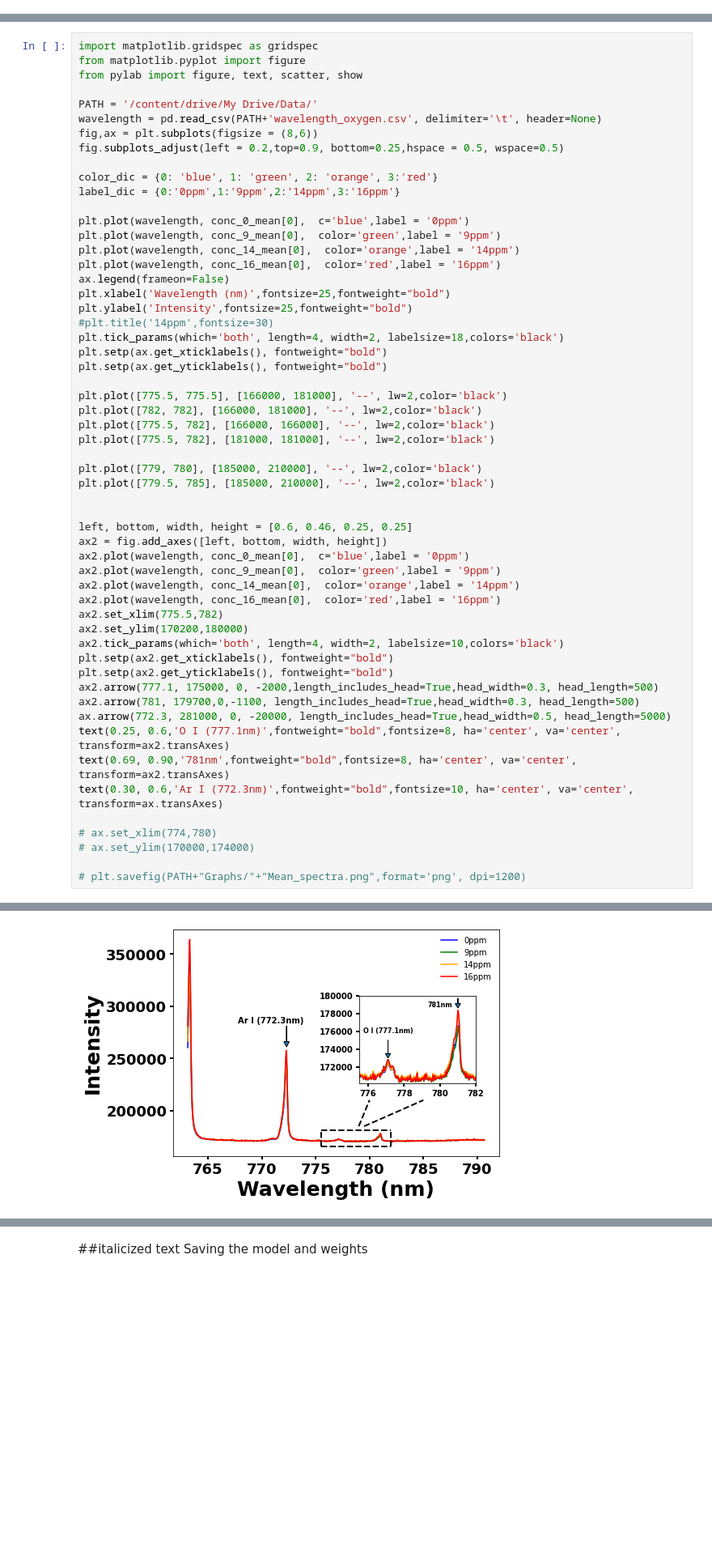
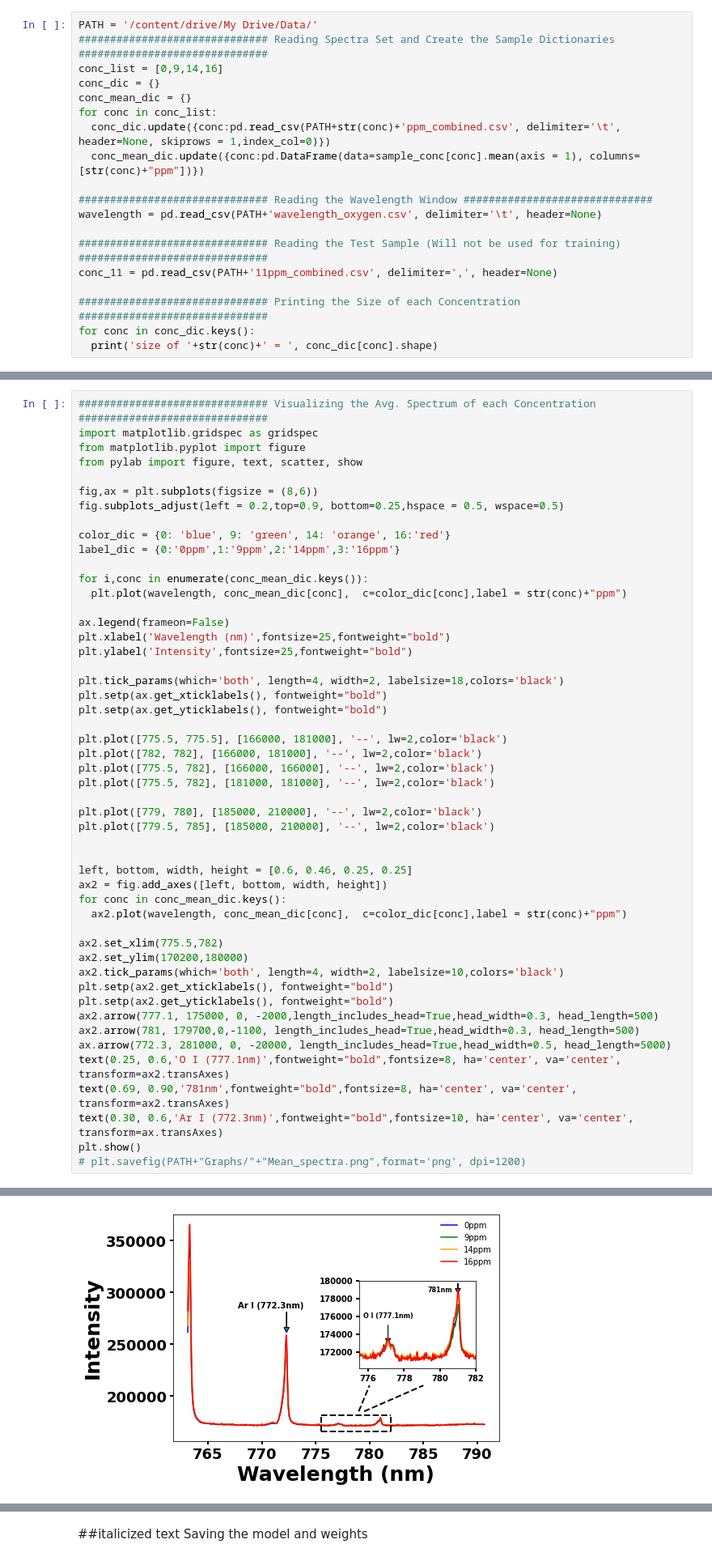
Before and after one commit to sadavari/SunEdison, a Jupyter notebook: SunEdison_CNN.ipynb, the cells around one changed output, grey strips where cells are left out. Shown at 81% size. Drawn from its saved outputs; the diff is of its cells as text; blank space fills up the shorter version.

```diff
--- a/SunEdison_CNN.ipynb
+++ b/SunEdison_CNN.ipynb
@@ -85,0 +50,19 @@ size of conc_16 mean =  (1024, 1)
+# %%
+PATH = '/content/drive/My Drive/Data/'
+############################## Reading Spectra Set and Create the Sample Dictionaries ##############################
+conc_list = [0,9,14,16]
+conc_dic = {}
+conc_mean_dic = {}
+for conc in conc_list:
+  conc_dic.update({conc:pd.read_csv(PATH+str(conc)+'ppm_combined.csv', delimiter='\t', header=None, skiprows = 1,index_col=0)})
+  conc_mean_dic.update({conc:pd.DataFrame(data=sample_conc[conc].mean(axis = 1), columns=[str(conc)+"ppm"])})
+
+############################## Reading the Wavelength Window ##############################
+wavelength = pd.read_csv(PATH+'wavelength_oxygen.csv', delimiter='\t', header=None)
+
+############################## Reading the Test Sample (Will not be used for training) ##############################
+conc_11 = pd.read_csv(PATH+'11ppm_combined.csv', delimiter=',', header=None)
+
+############################## Printing the Size of each Concentration ##############################
+for conc in conc_dic.keys():
+  print('size of '+str(conc)+' = ', conc_dic[conc].shape)
@@ -86,24 +74,22 @@ size of conc_16 mean =  (1024, 1)
 # %%
+############################## Visualizing the Avg. Spectrum of each Concentration ##############################
 import matplotlib.gridspec as gridspec
 from matplotlib.pyplot import figure
 from pylab import figure, text, scatter, show
 
-PATH = '/content/drive/My Drive/Data/'
-wavelength = pd.read_csv(PATH+'wavelength_oxygen.csv', delimiter='\t', header=None)
 fig,ax = plt.subplots(figsize = (8,6))
 fig.subplots_adjust(left = 0.2,top=0.9, bottom=0.25,hspace = 0.5, wspace=0.5)
 
-color_dic = {0: 'blue', 1: 'green', 2: 'orange', 3:'red'}
+color_dic = {0: 'blue', 9: 'green', 14: 'orange', 16:'red'}
 label_dic = {0:'0ppm',1:'9ppm',2:'14ppm',3:'16ppm'}
 
-plt.plot(wavelength, conc_0_mean[0],  c='blue',label = '0ppm')
-plt.plot(wavelength, conc_9_mean[0],  color='green',label = '9ppm')
-plt.plot(wavelength, conc_14_mean[0],  color='orange',label = '14ppm')
-plt.plot(wavelength, conc_16_mean[0],  color='red',label = '16ppm')
+for i,conc in enumerate(conc_mean_dic.keys()):
+  plt.plot(wavelength, conc_mean_dic[conc],  c=color_dic[conc],label = str(conc)+"ppm")
+
 ax.legend(frameon=False)
 plt.xlabel('Wavelength (nm)',fontsize=25,fontweight="bold")
 plt.ylabel('Intensity',fontsize=25,fontweight="bold")
-#plt.title('14ppm',fontsize=30)
+
 plt.tick_params(which='both', length=4, width=2, labelsize=18,colors='black')
 plt.setp(ax.get_xticklabels(), fontweight="bold")
 plt.setp(ax.get_yticklabels(), fontweight="bold")
@@ -119,10 +105,9 @@ plt.plot([779.5, 785], [185000, 210000], '--', lw=2,color='black')
 
 left, bottom, width, height = [0.6, 0.46, 0.25, 0.25]
 ax2 = fig.add_axes([left, bottom, width, height])
-ax2.plot(wavelength, conc_0_mean[0],  c='blue',label = '0ppm')
-ax2.plot(wavelength, conc_9_mean[0],  color='green',label = '9ppm')
-ax2.plot(wavelength, conc_14_mean[0],  color='orange',label = '14ppm')
-ax2.plot(wavelength, conc_16_mean[0],  color='red',label = '16ppm')
+for conc in conc_mean_dic.keys():
+  ax2.plot(wavelength, conc_mean_dic[conc],  c=color_dic[conc],label = str(conc)+"ppm")
+
 ax2.set_xlim(775.5,782)
 ax2.set_ylim(170200,180000)
 ax2.tick_params(which='both', length=4, width=2, labelsize=10,colors='black')
@@ -134,9 +119,6 @@ ax.arrow(772.3, 281000, 0, -20000, length_includes_head=True,head_width=0.5, hea
 text(0.25, 0.6,'O I (777.1nm)',fontweight="bold",fontsize=8, ha='center', va='center', transform=ax2.transAxes)
 text(0.69, 0.90,'781nm',fontweight="bold",fontsize=8, ha='center', va='center', transform=ax2.transAxes)
 text(0.30, 0.6,'Ar I (772.3nm)',fontweight="bold",fontsize=10, ha='center', va='center', transform=ax.transAxes)
-
-# ax.set_xlim(774,780)
-# ax.set_ylim(170000,174000)
-
+plt.show()
 # plt.savefig(PATH+"Graphs/"+"Mean_spectra.png",format='png', dpi=1200)
 # %% [output]
@@ -144,2 +125,2 @@ Text(0.3, 0.6, 'Ar I (772.3nm)')
-[figure, old version]
+[figure, new version]
 # %%
```
Also changed, not shown: parts of 14 cells of this notebook.
